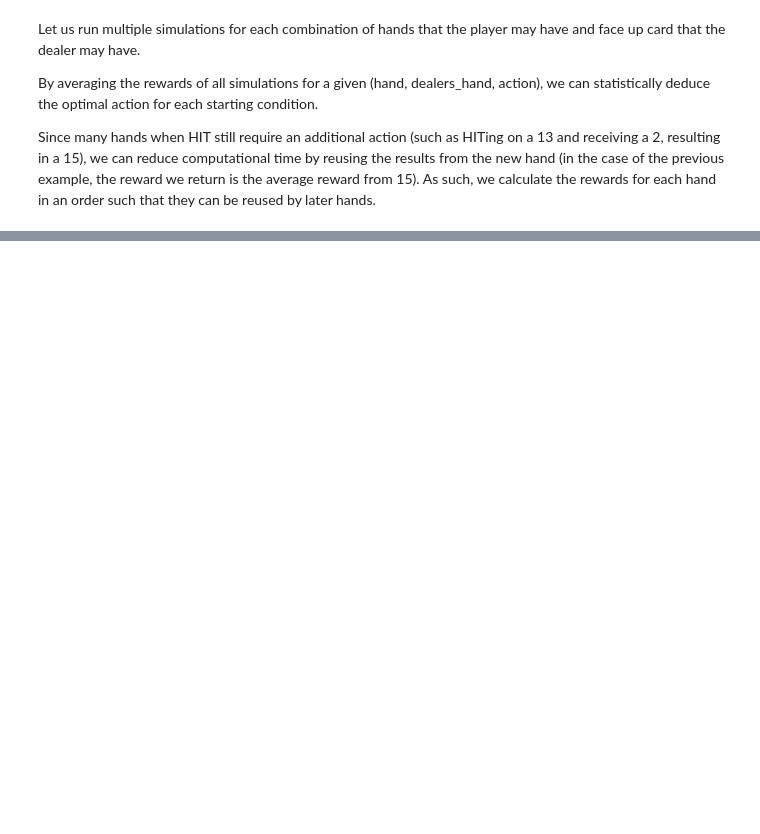
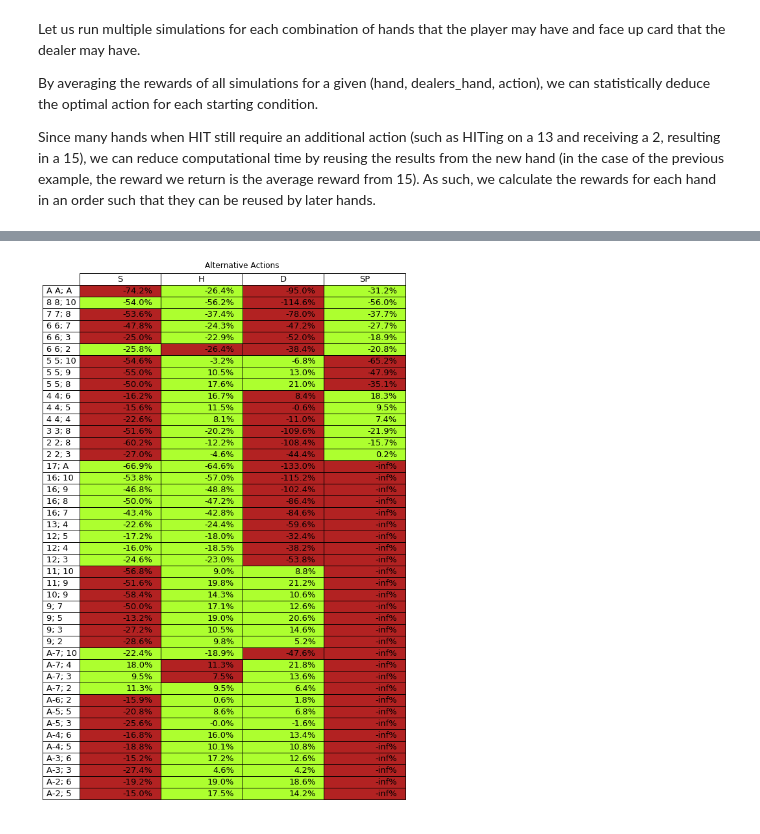
Before and after one commit to ro0sterjam/21, a Jupyter notebook: statistical_analysis.ipynb, the cells around one changed output, grey strips where cells are left out. Saved outputs shown, nothing was run; the diff lists cells and outputs as text; code cells hidden in the pictures; blank space fills up the shorter version.

```diff
--- a/statistical_analysis.ipynb
+++ b/statistical_analysis.ipynb
@@ -158,0 +249,22 @@ table.scale(1.5, 1.5)
+# %%
+valid_actions = 1 * (np.subtract(best_rewards[:,:,None], returns) < 0.05)
+special_cases = np.transpose(np.where(np.sum(valid_actions, axis=2) > 1))
+special_returns = format_to_percentage(returns[special_cases[:,0], special_cases[:,1]])
+special_hand_labels = np.core.defchararray.add(np.core.defchararray.add(hand_labels[special_cases[:,0]], '; '), dealers_hand_labels[special_cases[:,1]])
+special_action_colours = np.array(['firebrick', 'greenyellow'])
+special_cell_colours = special_action_colours[valid_actions[special_cases[:,0], special_cases[:,1]]]
+
+fig, ax = plt.subplots(figsize=(6, 15))
+ax.axis('tight')
+ax.axis('off')
+ax.set_title('Alternative Actions')
+table = ax.table(cellText=special_returns,
+                 rowLabels=special_hand_labels,
+                 colLabels=action_labels,
+                 cellColours=special_cell_colours,
+                 loc='center')
+
+table.set_fontsize(13)
+table.scale(1.5, 1.5)
+# %% [output]
+[figure, added]
```
Also changed, not shown: parts of 6 cells of this notebook.
